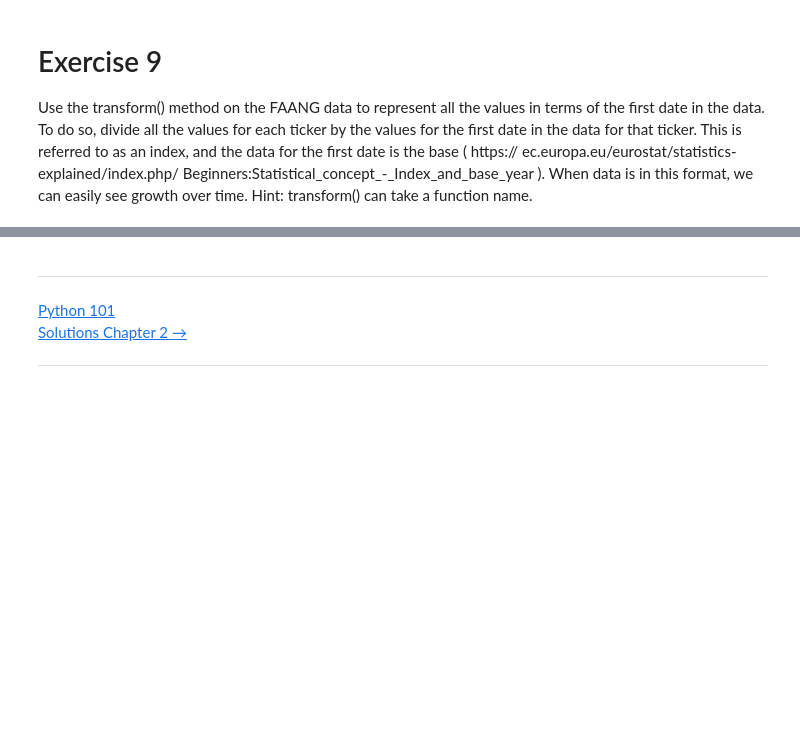
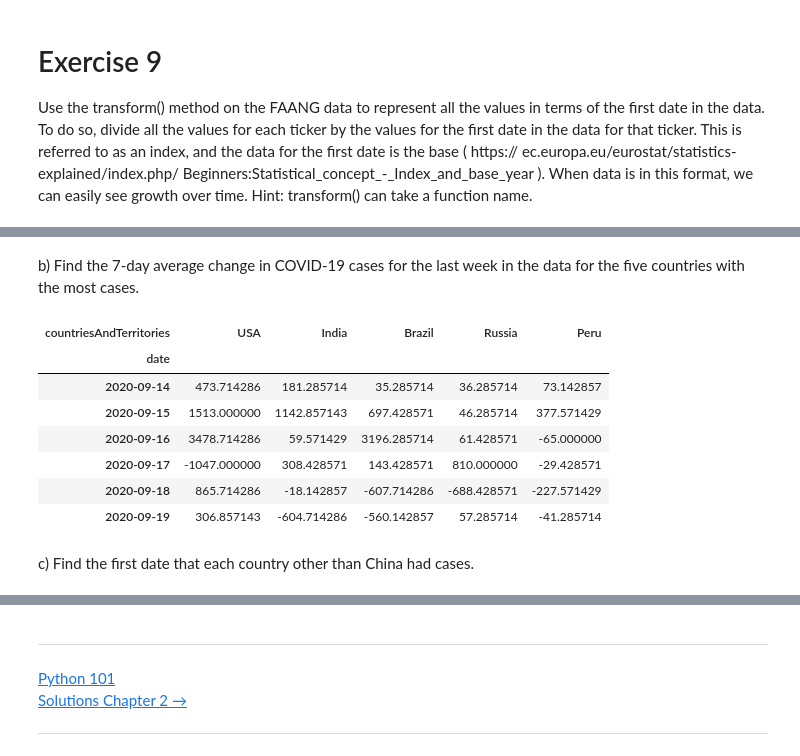
Before and after one commit to will-i-amv-books/Hands-On-Data-Analysis-with-Pandas-2nd-edition, a Jupyter notebook: ch_04/exercises.ipynb, the cells around one changed output, grey strips where cells are left out. Drawn from its saved outputs; the diff is of its cells as text; code cells hidden in the pictures; blank space fills up the shorter version.

```diff
--- a/ch_04/exercises.ipynb
+++ b/ch_04/exercises.ipynb
@@ -227,0 +327,19 @@ the following tasks to practice the skills you've learned up to this point in th
+# %%
+'''
+top_five_countries = globalCases\
+    .groupby('countriesAndTerritories')\
+    .cases.sum()\
+    .nlargest(5).index
+'''
+top5Countries = globalCases\
+    .groupby('countriesAndTerritories')\
+    .cases.sum()\
+    .nlargest(5)\
+    .index
+
+datesWithMostCases = globalCases\
+    .loc[globalCases.countriesAndTerritories.isin(top5Countries)]\
+    .groupby('countriesAndTerritories')\
+    .cases.idxmax()
+
+datesWithMostCases
@@ -227,0 +354,27 @@ the following tasks to practice the skills you've learned up to this point in th
+# %% [markdown]
+b) Find the 7-day average change in COVID-19 cases for the last week in the data for the five countries with the most cases.
+# %%
+'''pass'''
+top5Countries
+lastWeekAverage = globalCases\
+    .groupby(
+        ['countriesAndTerritories', pd.Grouper(freq='1D')]
+    )\
+    .cases.sum()\
+    .unstack(0)\
+    .diff()\
+    .rolling(7).mean()\
+    .last('1W')
+
+lastWeekAverage[top5Countries]
+# %% [output]
+| countriesAndTerritories | USA | India | Brazil | Russia | Peru |
+| date |  |  |  |  |  |
+| 2020-09-14 | 473.714286 | 181.285714 | 35.285714 | 36.285714 | 73.142857 |
+| 2020-09-15 | 1513.000000 | 1142.857143 | 697.428571 | 46.285714 | 377.571429 |
+| 2020-09-16 | 3478.714286 | 59.571429 | 3196.285714 | 61.428571 | -65.000000 |
+| 2020-09-17 | -1047.000000 | 308.428571 | 143.428571 | 810.000000 | -29.428571 |
+| 2020-09-18 | 865.714286 | -18.142857 | -607.714286 | -688.428571 | -227.571429 |
+| 2020-09-19 | 306.857143 | -604.714286 | -560.142857 | 57.285714 | -41.285714 |
+# %% [markdown]
+c) Find the first date that each country other than China had cases.
```
Also changed, not shown: parts of 9 cells of this notebook.
